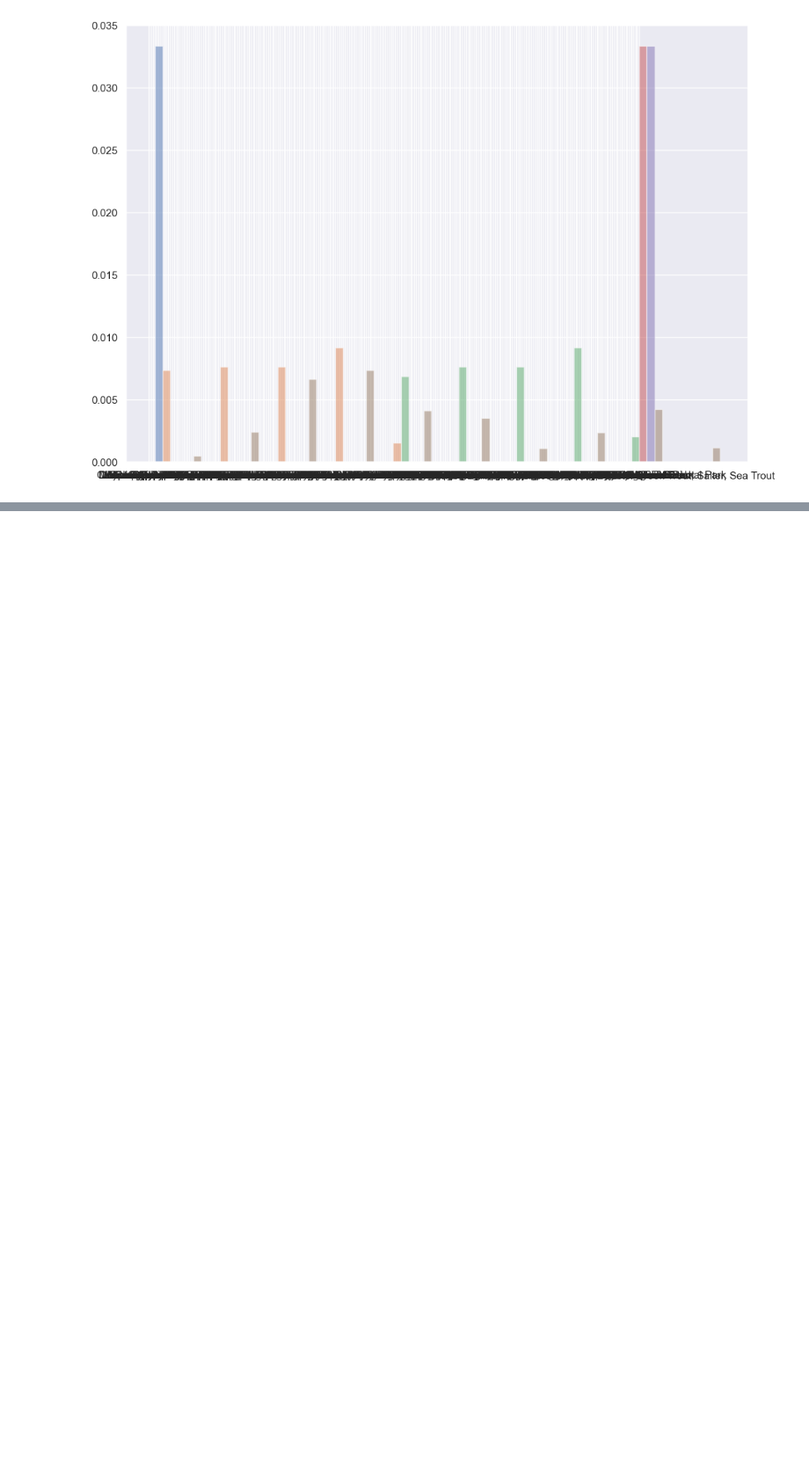
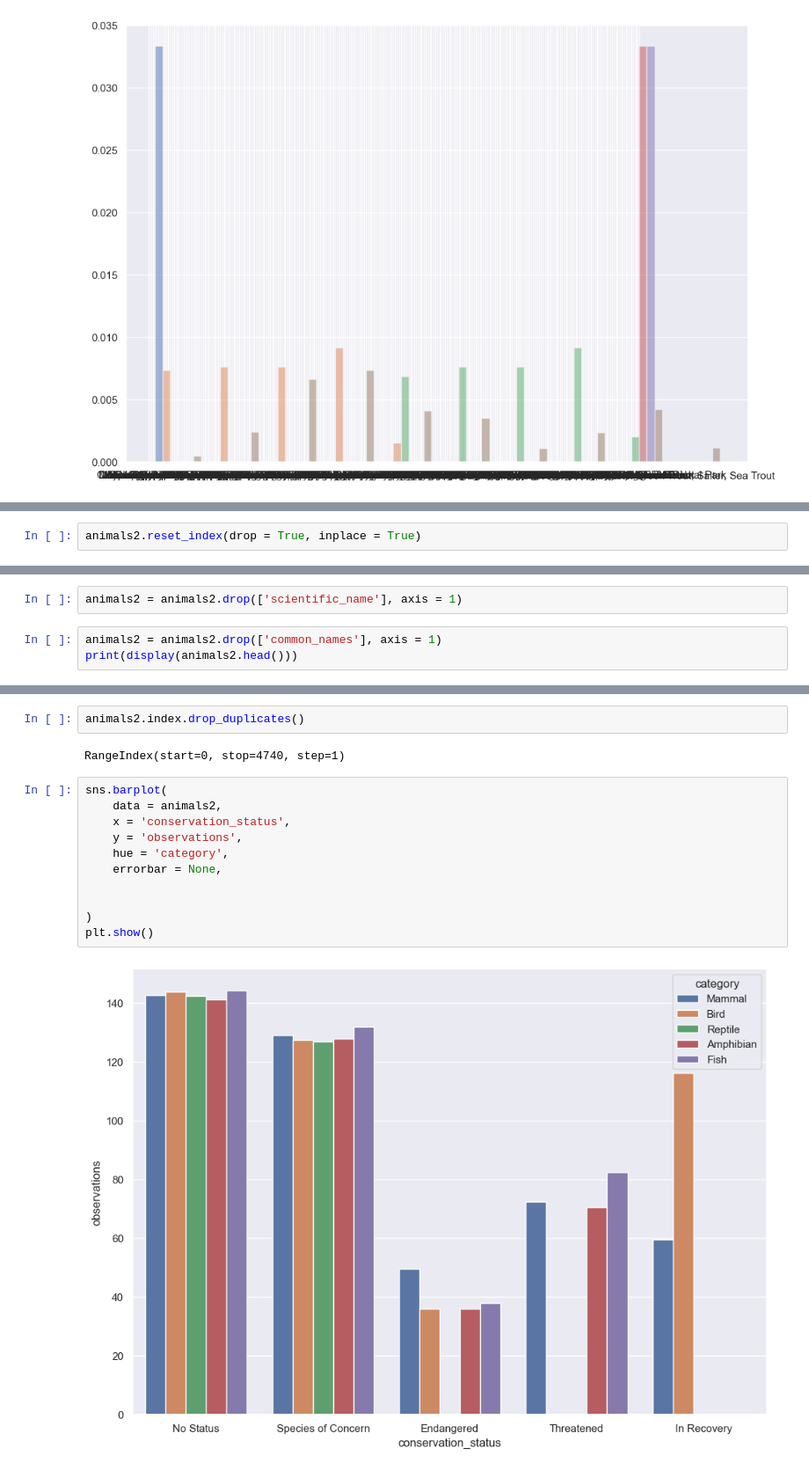
Before and after one commit to WillduaD98/portfolioDataAnalysisWillDua, a Jupyter notebook: biodiversity.ipynb, the cells around one changed output, grey strips where cells are left out. Shown at 88% size. Cells and saved outputs as stored; diff of their text form; blank space fills up the shorter version.

```diff
--- a/biodiversity.ipynb
+++ b/biodiversity.ipynb
@@ -527,0 +582,2 @@ plt.show()
+# %%
+animals2.reset_index(drop = True, inplace = True)
@@ -527,0 +594,5 @@ plt.show()
+# %%
+animals2 = animals2.drop(['scientific_name'], axis = 1)
+# %%
+animals2 = animals2.drop(['common_names'], axis = 1)
+print(display(animals2.head()))
@@ -527,0 +607,17 @@ plt.show()
+# %%
+animals2.index.drop_duplicates()
+# %% [output]
+RangeIndex(start=0, stop=4740, step=1)
+# %%
+sns.barplot(
+    data = animals2,
+    x = 'conservation_status',
+    y = 'observations',
+    hue = 'category',
+    errorbar = None,
+
+
+)
+plt.show()
+# %% [output]
+[figure, added]
```
Also changed, not shown: parts of 8 cells of this notebook.
